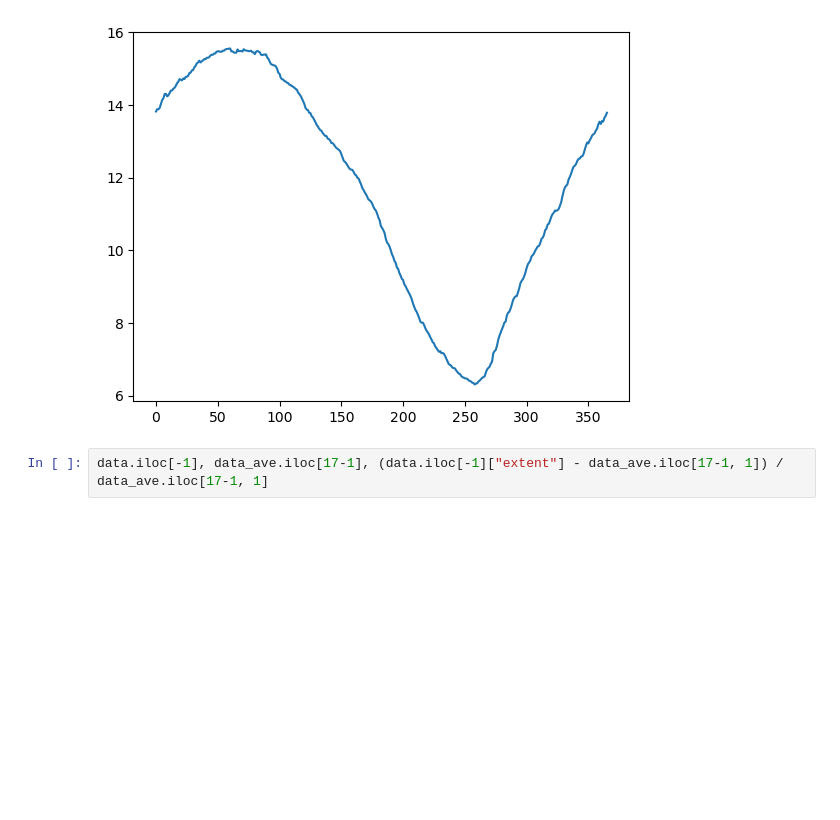
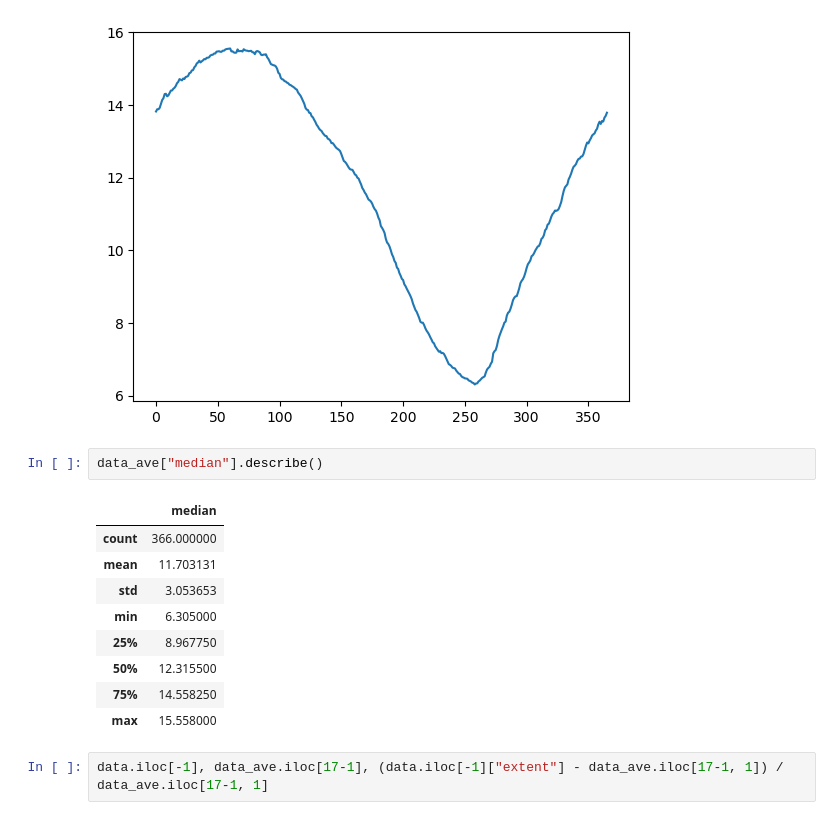
Before and after one commit to tupui/soroban-seal-coin, a Jupyter notebook: exploration/sea_ice_index.ipynb, the cells around one changed output. Saved outputs shown, nothing was run; the diff lists cells and outputs as text; blank space fills up the shorter version.

```diff
--- a/exploration/sea_ice_index.ipynb
+++ b/exploration/sea_ice_index.ipynb
@@ -94,6 +94,18 @@ data_ave["median"].plot(legend=False)
 # %% [output]
 <Axes: >
 [figure]
+# %%
+data_ave["median"].describe()
+# %% [output]
+|  | median |
+| count | 366.000000 |
+| mean | 11.703131 |
+| std | 3.053653 |
+| min | 6.305000 |
+| 25% | 8.967750 |
+| 50% | 12.315500 |
+| 75% | 14.558250 |
+| max | 15.558000 |
 # %%
 data.iloc[-1], data_ave.iloc[17-1], (data.iloc[-1]["extent"] - data_ave.iloc[17-1, 1]) / data_ave.iloc[17-1, 1]
 # %% [output]
```
Also changed, not shown: parts of 3 cells of this notebook, 6 other files.
